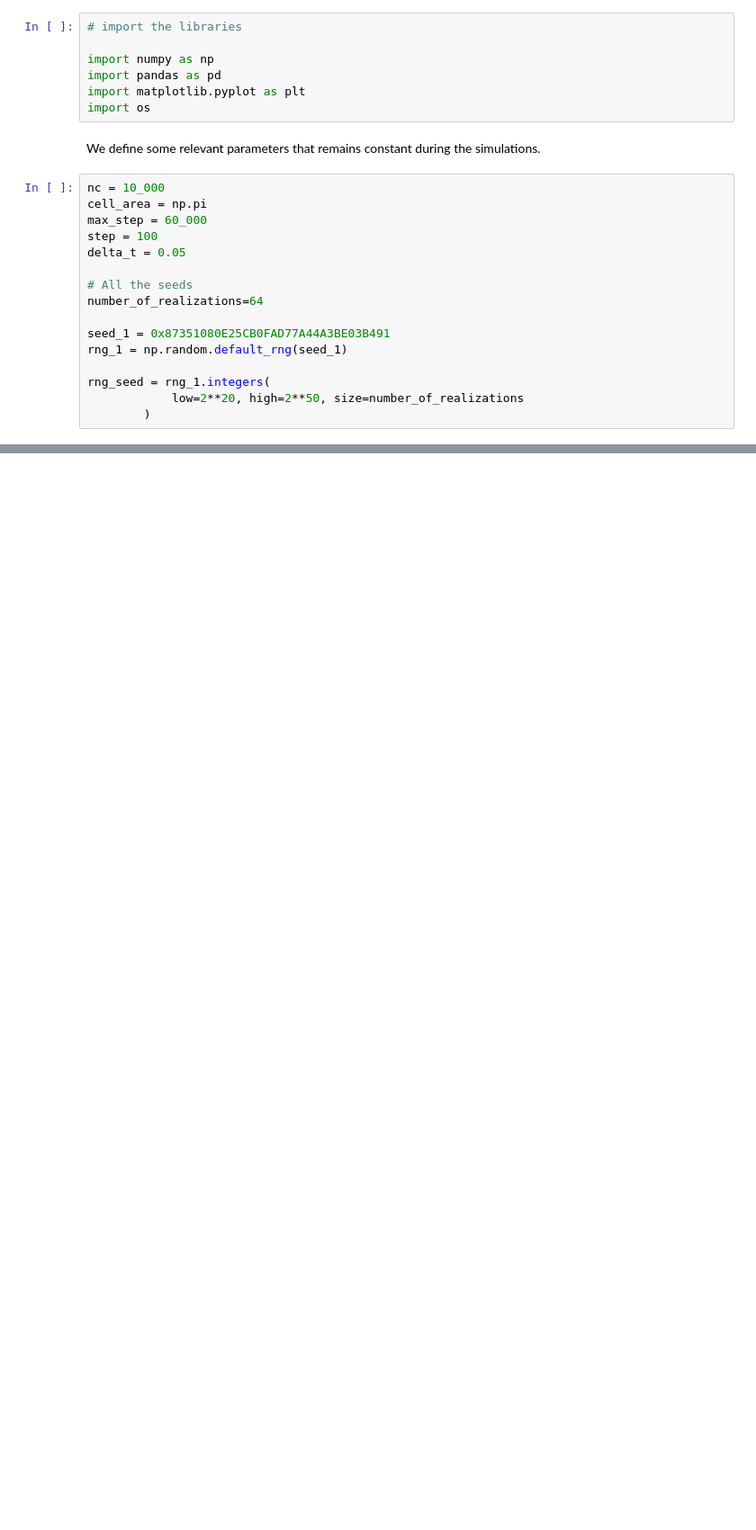
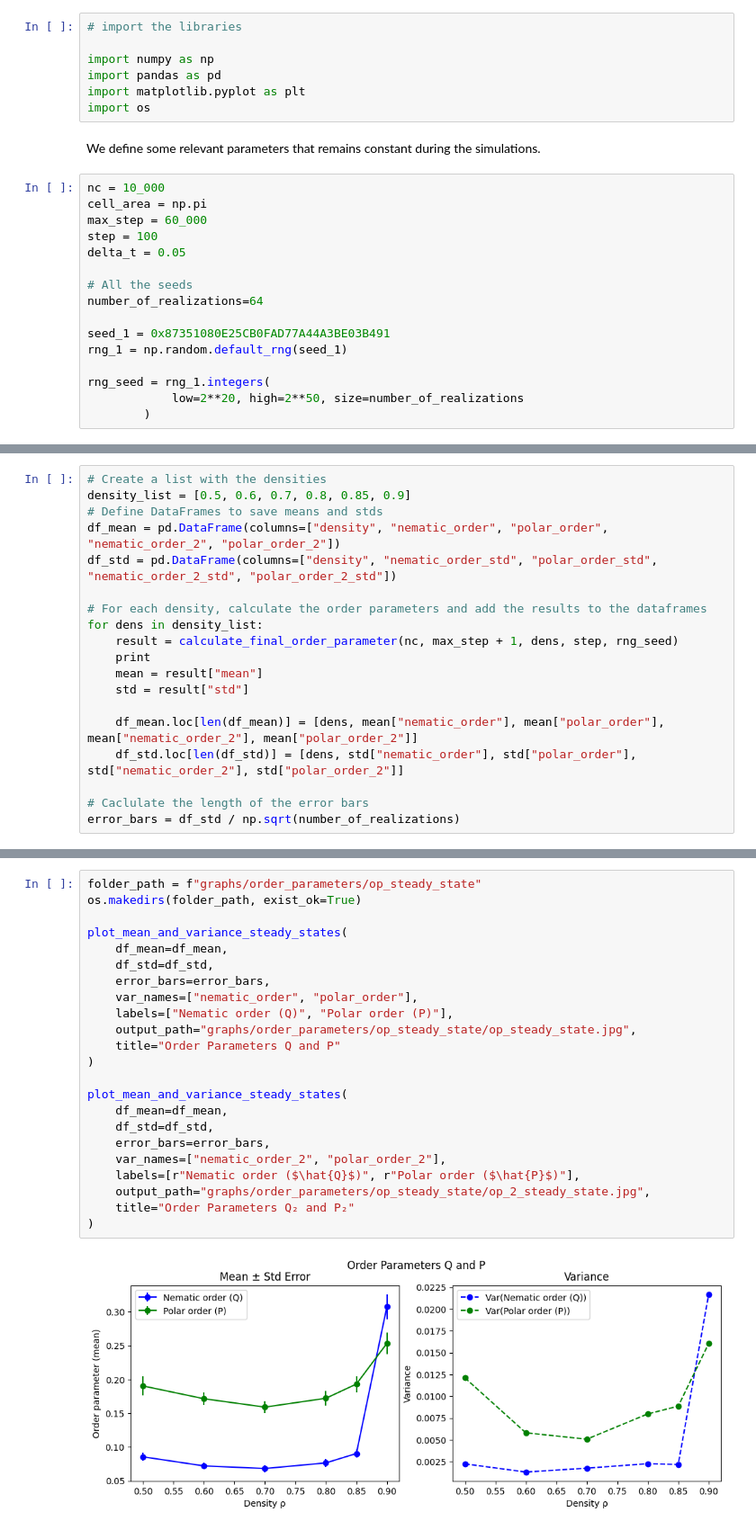
Before and after one commit to gonzaloangaut/oncostreams_analysis, a Jupyter notebook: analysis_order_parameters.ipynb, the cells around one changed output, grey strips where cells are left out. Shown at 90% size. Cells and saved outputs as stored; diff of their text form; blank space fills up the shorter version.

```diff
--- a/analysis_order_parameters.ipynb
+++ b/analysis_order_parameters.ipynb
@@ -52,0 +343,19 @@ rng_seed = rng_1.integers(
+# %%
+# Create a list with the densities
+density_list = [0.5, 0.6, 0.7, 0.8, 0.85, 0.9]
+# Define DataFrames to save means and stds
+df_mean = pd.DataFrame(columns=["density", "nematic_order", "polar_order", "nematic_order_2", "polar_order_2"])
+df_std = pd.DataFrame(columns=["density", "nematic_order_std", "polar_order_std", "nematic_order_2_std", "polar_order_2_std"])
+
+# For each density, calculate the order parameters and add the results to the dataframes
+for dens in density_list:
+    result = calculate_final_order_parameter(nc, max_step + 1, dens, step, rng_seed)
+    print
+    mean = result["mean"]
+    std = result["std"]
+
+    df_mean.loc[len(df_mean)] = [dens, mean["nematic_order"], mean["polar_order"], mean["nematic_order_2"], mean["polar_order_2"]]
+    df_std.loc[len(df_std)] = [dens, std["nematic_order"], std["polar_order"], std["nematic_order_2"], std["polar_order_2"]]
+
+# Caclulate the length of the error bars
+error_bars = df_std / np.sqrt(number_of_realizations)
@@ -52,0 +421,25 @@ rng_seed = rng_1.integers(
+# %%
+folder_path = f"graphs/order_parameters/op_steady_state"
+os.makedirs(folder_path, exist_ok=True)
+
+plot_mean_and_variance_steady_states(
+    df_mean=df_mean,
+    df_std=df_std,
+    error_bars=error_bars,
+    var_names=["nematic_order", "polar_order"],
+    labels=["Nematic order (Q)", "Polar order (P)"],
+    output_path="graphs/order_parameters/op_steady_state/op_steady_state.jpg",
+    title="Order Parameters Q and P"
+)
+
+plot_mean_and_variance_steady_states(
+    df_mean=df_mean,
+    df_std=df_std,
+    error_bars=error_bars,
+    var_names=["nematic_order_2", "polar_order_2"],
+    labels=[r"Nematic order ($\hat{Q}$)", r"Polar order ($\hat{P}$)"],
+    output_path="graphs/order_parameters/op_steady_state/op_2_steady_state.jpg",
+    title="Order Parameters Q₂ and P₂"
+)
+# %% [output]
+[figure, added]
```
Also changed, not shown: parts of 16 cells of this notebook, 26 other files.
